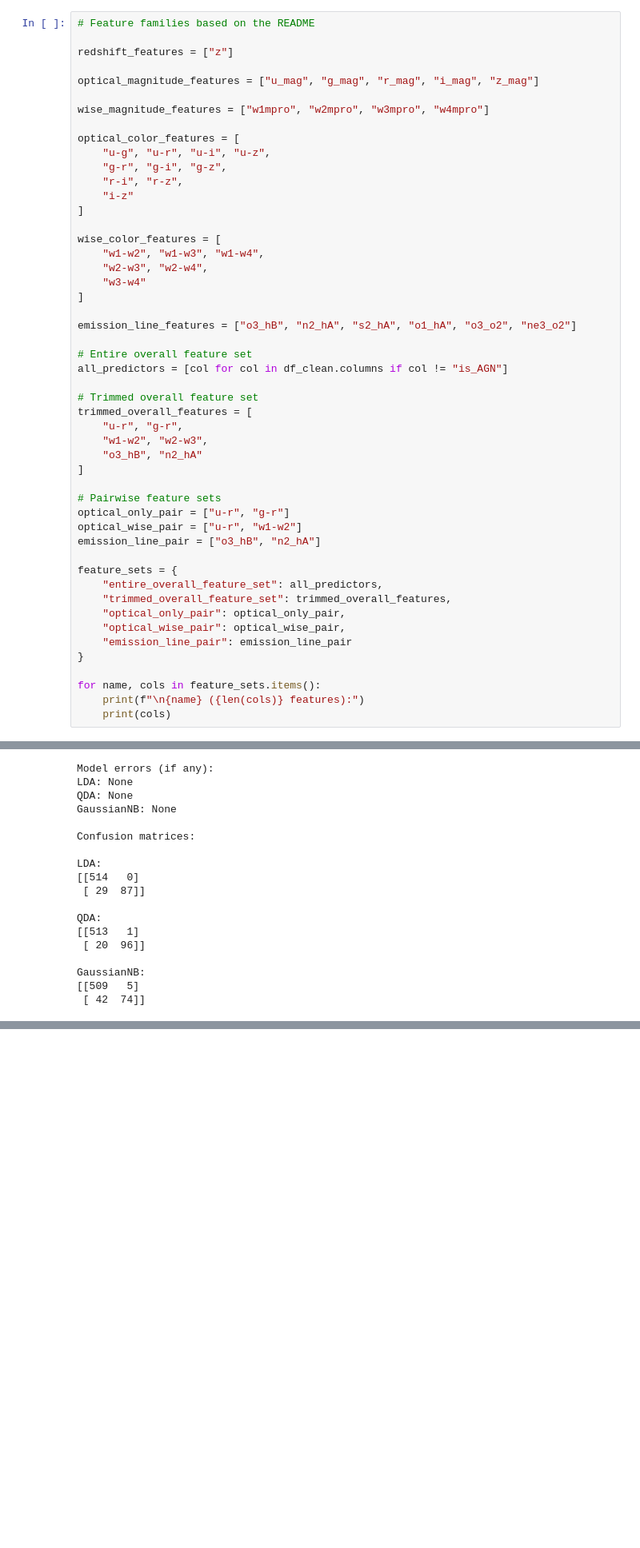
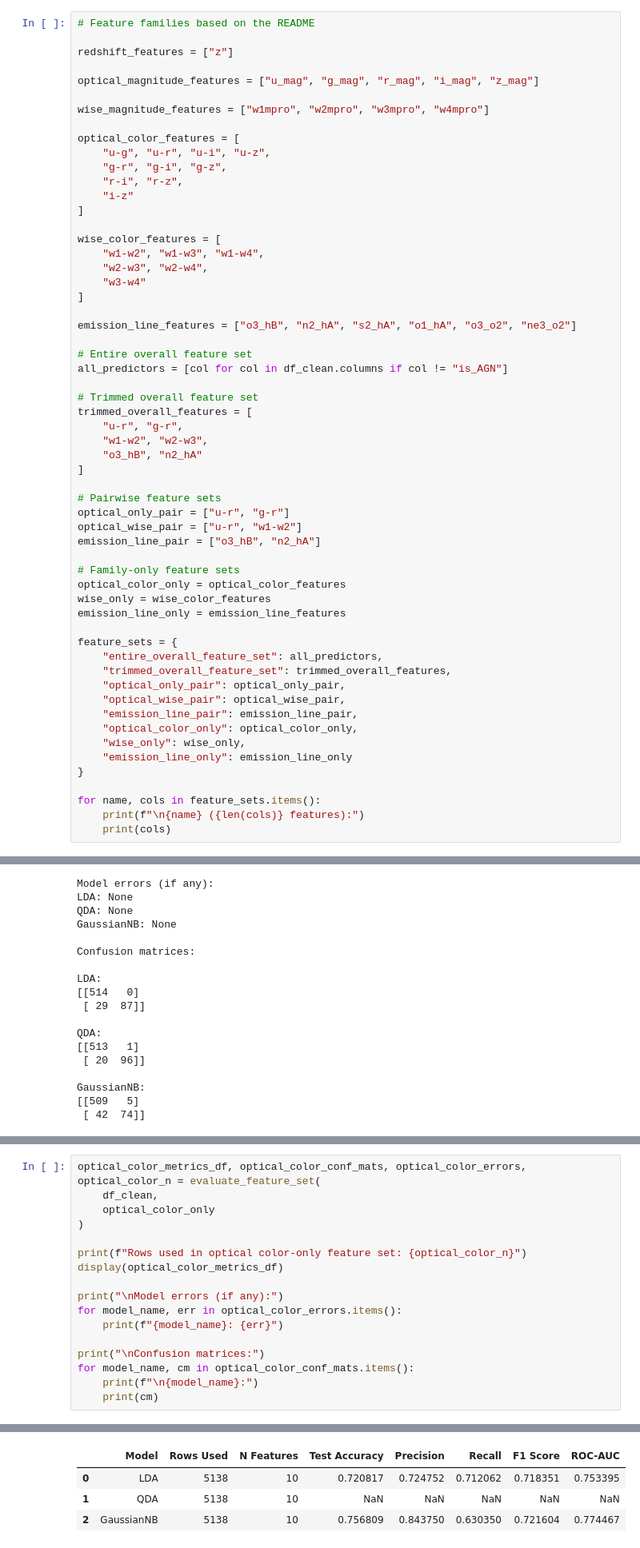
Before and after one commit to OrangeChicky/DATA602_AGN, a Jupyter notebook: AGN_LDA_QDA_GNB_ANALYSIS.ipynb, the cells around one changed output, grey strips where cells are left out. Shown at 80% size. Drawn from its saved outputs; the diff is of its cells as text; blank space fills up the shorter version.

```diff
--- a/AGN_LDA_QDA_GNB_ANALYSIS.ipynb
+++ b/AGN_LDA_QDA_GNB_ANALYSIS.ipynb
@@ -160,12 +160,20 @@ optical_only_pair = ["u-r", "g-r"]
 optical_wise_pair = ["u-r", "w1-w2"]
 emission_line_pair = ["o3_hB", "n2_hA"]
 
+# Family-only feature sets
+optical_color_only = optical_color_features
+wise_only = wise_color_features
+emission_line_only = emission_line_features
+
 feature_sets = {
     "entire_overall_feature_set": all_predictors,
     "trimmed_overall_feature_set": trimmed_overall_features,
     "optical_only_pair": optical_only_pair,
     "optical_wise_pair": optical_wise_pair,
-    "emission_line_pair": emission_line_pair
+    "emission_line_pair": emission_line_pair,
+    "optical_color_only": optical_color_only,
+    "wise_only": wise_only,
+    "emission_line_only": emission_line_only
 }
 
 for name, cols in feature_sets.items():
@@ -753,0 +802,18 @@ Overall, the emission-line pair is the strongest reduced model considered in thi
+# %%
+optical_color_metrics_df, optical_color_conf_mats, optical_color_errors, optical_color_n = evaluate_feature_set(
+    df_clean,
+    optical_color_only
+)
+
+print(f"Rows used in optical color-only feature set: {optical_color_n}")
+display(optical_color_metrics_df)
+
+print("\nModel errors (if any):")
+for model_name, err in optical_color_errors.items():
+    print(f"{model_name}: {err}")
+
+print("\nConfusion matrices:")
+for model_name, cm in optical_color_conf_mats.items():
+    print(f"\n{model_name}:")
+    print(cm)
+# %% [output]
@@ -753,0 +821,4 @@ Overall, the emission-line pair is the strongest reduced model considered in thi
+|  | Model | Rows Used | N Features | Test Accuracy | Precision | Recall | F1 Score | ROC-AUC |
+| 0 | LDA | 5138 | 10 | 0.720817 | 0.724752 | 0.712062 | 0.718351 | 0.753395 |
+| 1 | QDA | 5138 | 10 | NaN | NaN | NaN | NaN | NaN |
+| 2 | GaussianNB | 5138 | 10 | 0.756809 | 0.843750 | 0.630350 | 0.721604 | 0.774467 |
```
Also changed, not shown: parts of 22 cells of this notebook.
